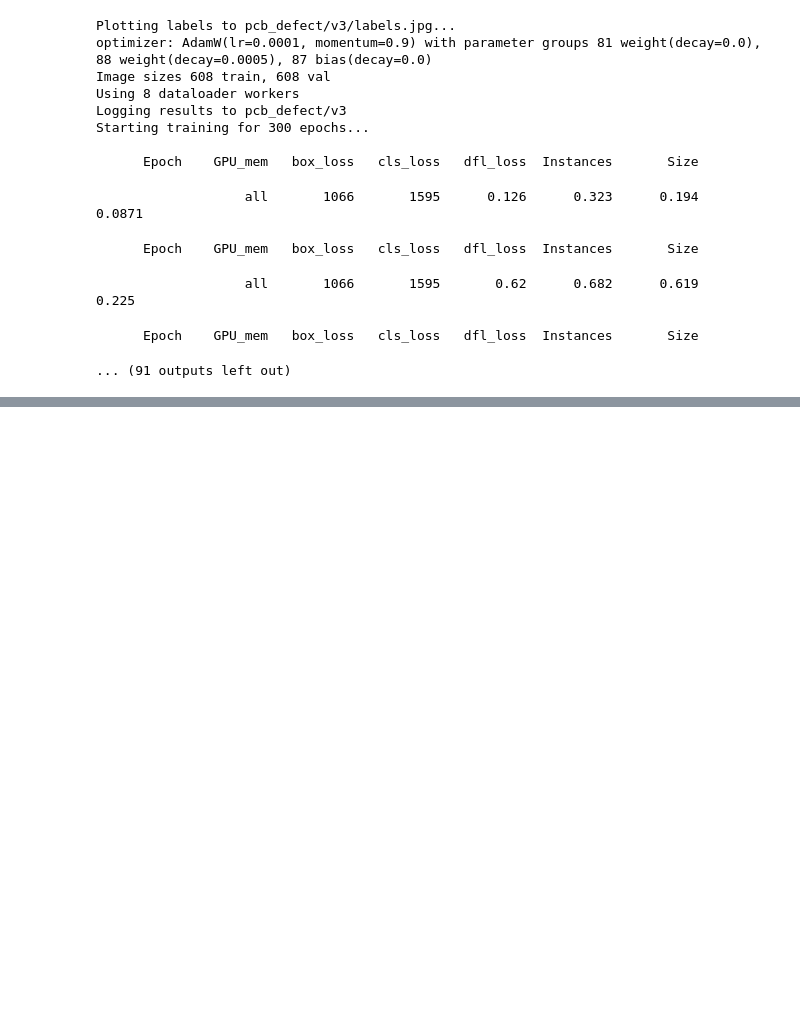
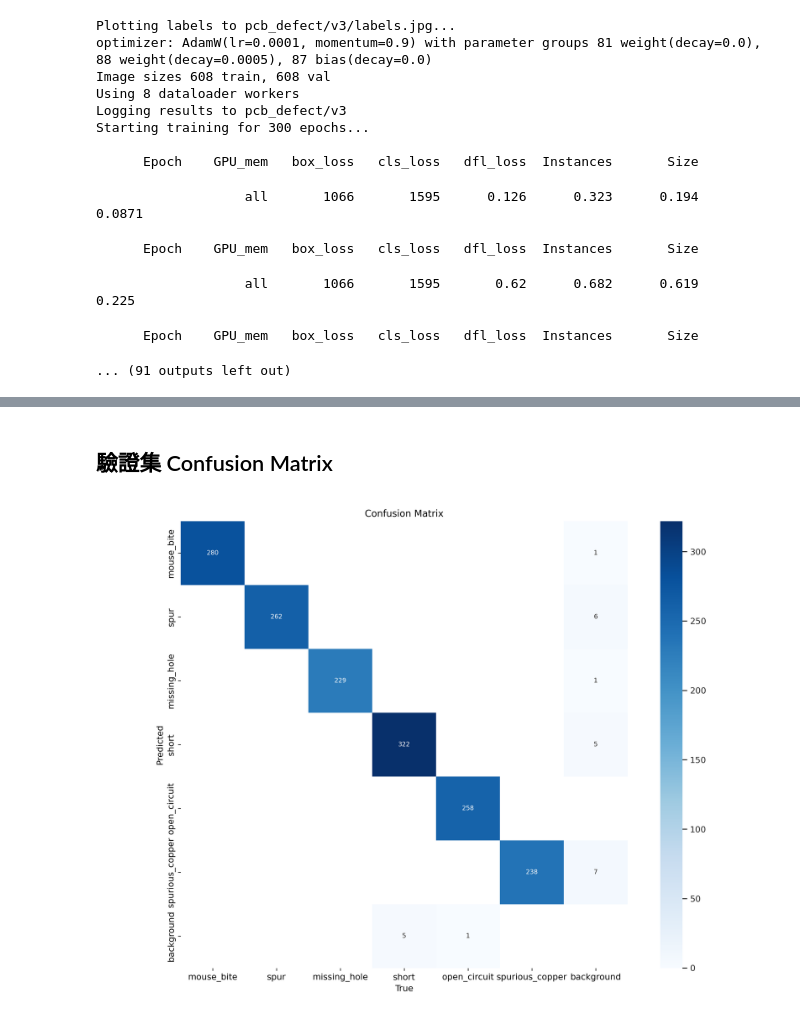
Before and after one commit to devilhyt/nchu-stuff, a Jupyter notebook: 2024-fall/cv/pcb_defect_detection/train.ipynb, the cells around one changed output, grey strips where cells are left out. Saved outputs shown, nothing was run; the diff lists cells and outputs as text; code cells hidden in the pictures; blank space fills up the shorter version.

```diff
--- a/2024-fall/cv/pcb_defect_detection/train.ipynb
+++ b/2024-fall/cv/pcb_defect_detection/train.ipynb
@@ -89,2 +115,8 @@ Starting training for 300 epochs...
+# %% [markdown]
+## 驗證集 Confusion Matrix
+# %%
+display(Image(experiment_path / "confusion_matrix.png"))
+# %% [output]
+[figure, added]
 # %%
 wandb.finish()
```
Also changed, not shown: parts of 11 cells of this notebook.
